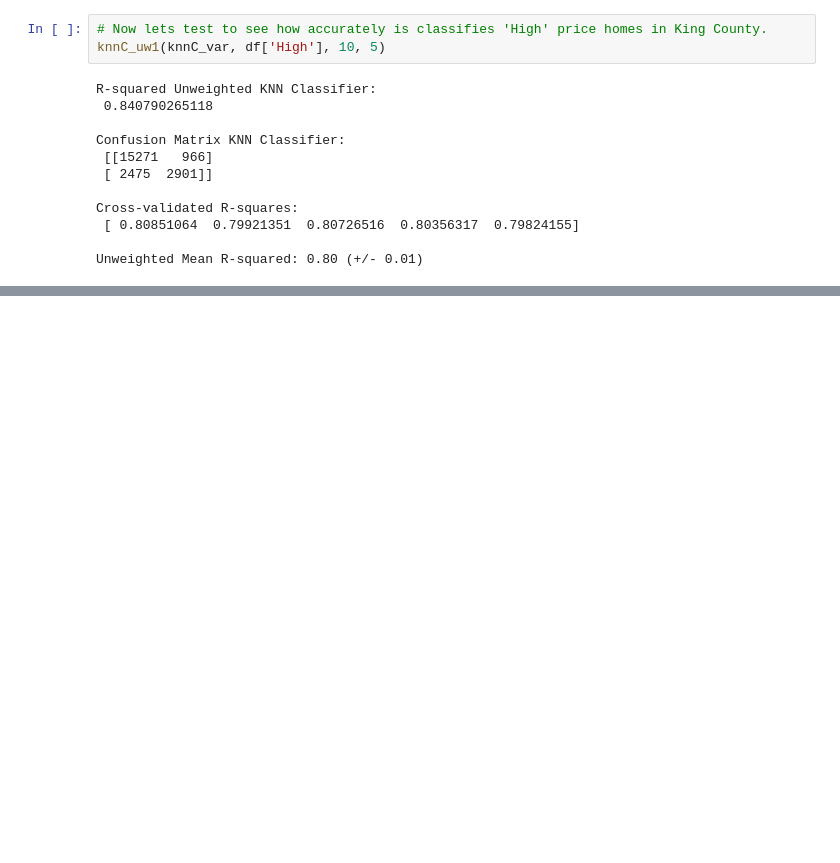
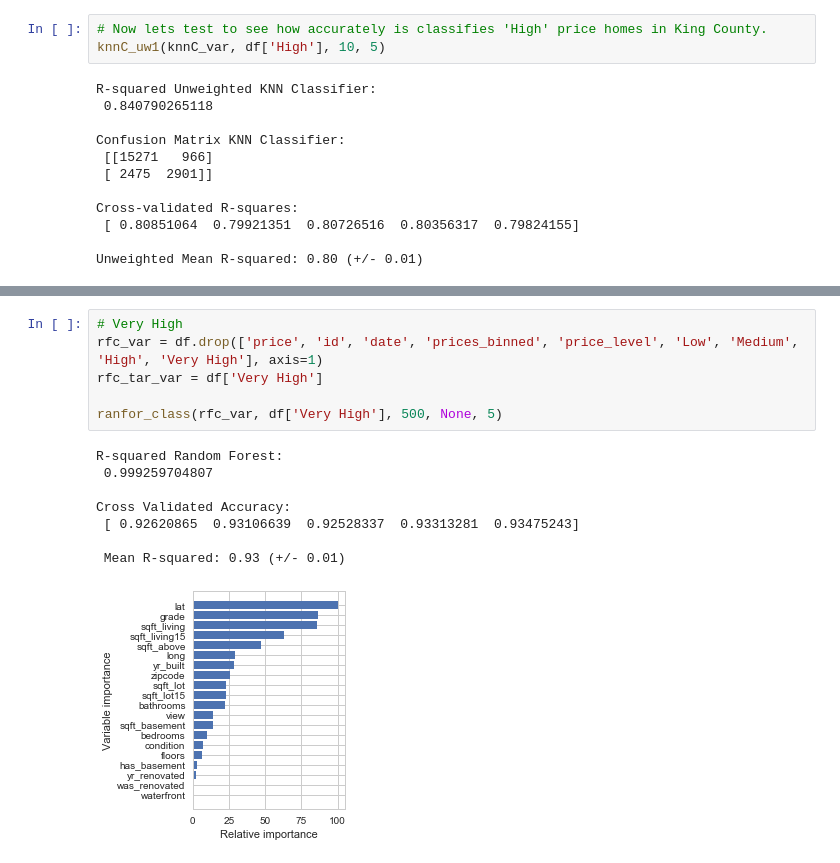
Before and after one commit to cappsjr/StartDraft_Capstone, a Jupyter notebook: Capstone Draft.ipynb, the cells around one changed output, grey strips where cells are left out. Drawn from its saved outputs; the diff is of its cells as text; blank space fills up the shorter version.

```diff
--- a/Capstone Draft.ipynb
+++ b/Capstone Draft.ipynb
@@ -1093,0 +1229,15 @@ Cross Validated Accuracy:
+# %%
+# Very High
+rfc_var = df.drop(['price', 'id', 'date', 'prices_binned', 'price_level', 'Low', 'Medium', 'High', 'Very High'], axis=1)
+rfc_tar_var = df['Very High']
+
+ranfor_class(rfc_var, df['Very High'], 500, None, 5)
+# %% [output]
+R-squared Random Forest:
+ 0.999259704807
+
+Cross Validated Accuracy:
+ [ 0.92620865  0.93106639  0.92528337  0.93313281  0.93475243]
+
+ Mean R-squared: 0.93 (+/- 0.01)
+[figure, added]
```
Also changed, not shown: parts of 23 cells of this notebook.
